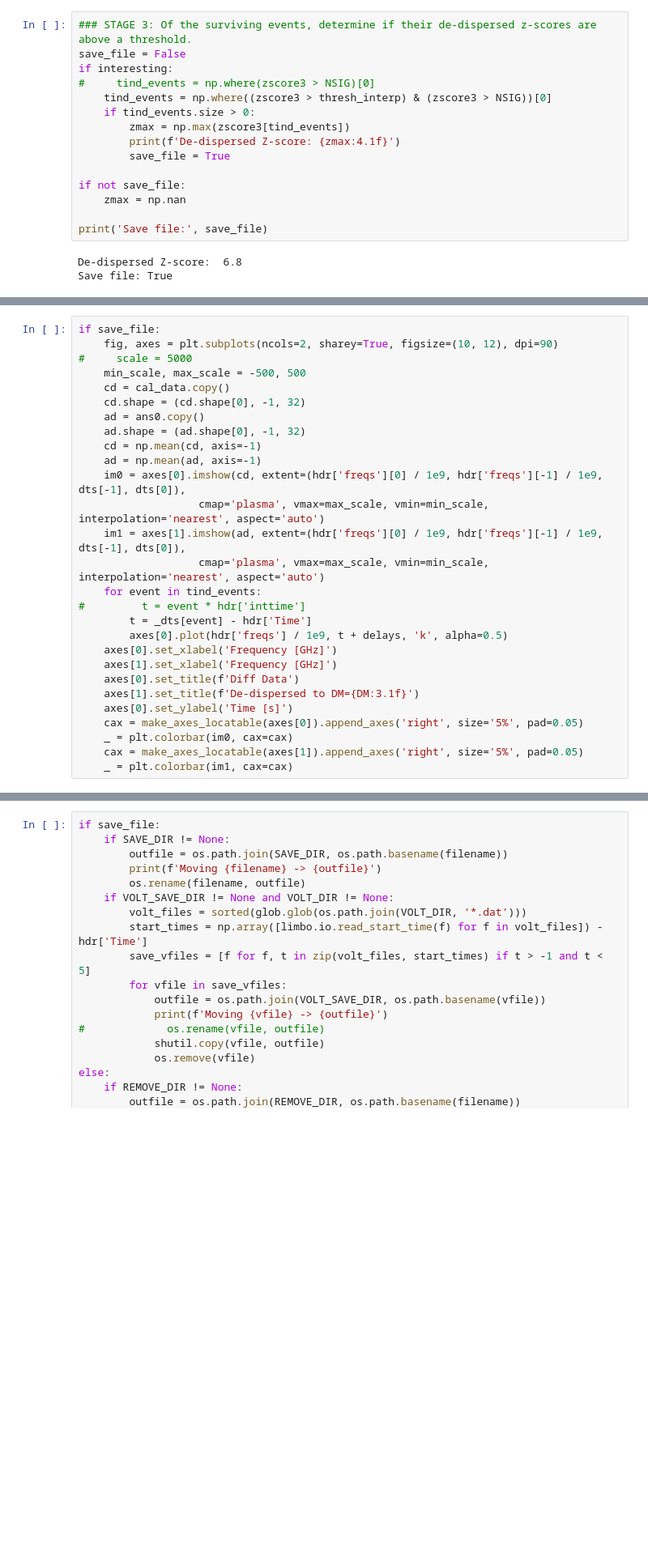
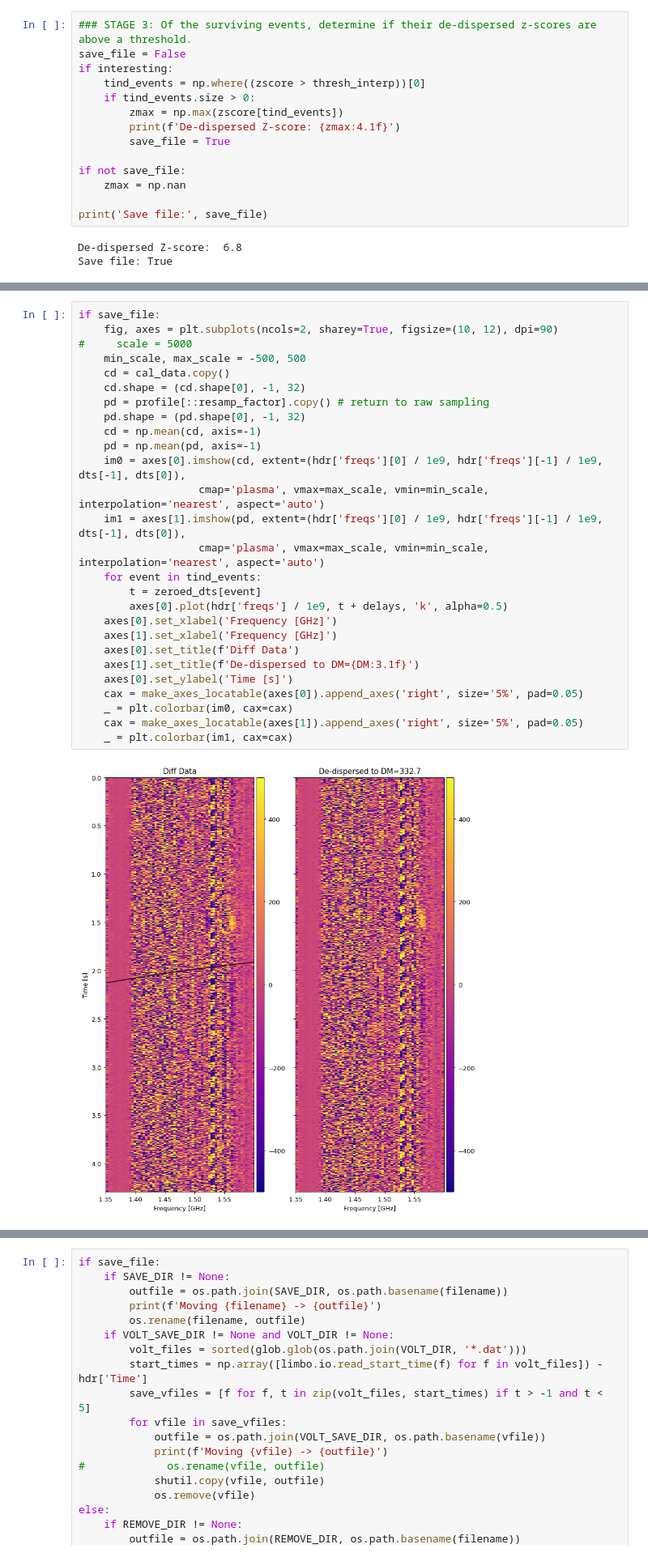
Before and after one commit to AaronParsons/limbo, a Jupyter notebook: limbo/data/limbo_sgr1935_processing_template.ipynb, the cells around one changed output, grey strips where cells are left out. Shown at 81% size. Cells and saved outputs as stored; diff of their text form; blank space fills up the shorter version.

```diff
--- a/limbo/data/limbo_sgr1935_processing_template.ipynb
+++ b/limbo/data/limbo_sgr1935_processing_template.ipynb
@@ -321,10 +308,9 @@ else:
 ### STAGE 3: Of the surviving events, determine if their de-dispersed z-scores are above a threshold.
 save_file = False
 if interesting:
-#     tind_events = np.where(zscore3 > NSIG)[0]
-    tind_events = np.where((zscore3 > thresh_interp) & (zscore3 > NSIG))[0]
+    tind_events = np.where((zscore > thresh_interp))[0]
     if tind_events.size > 0:
-        zmax = np.max(zscore3[tind_events])
+        zmax = np.max(zscore[tind_events])
         print(f'De-dispersed Z-score: {zmax:4.1f}')
         save_file = True
 
@@ -338,30 +333,31 @@ Save file: True
 # %%
 if save_file:
     fig, axes = plt.subplots(ncols=2, sharey=True, figsize=(10, 12), dpi=90)
 #     scale = 5000
     min_scale, max_scale = -500, 500
     cd = cal_data.copy()
     cd.shape = (cd.shape[0], -1, 32)
-    ad = ans0.copy()
-    ad.shape = (ad.shape[0], -1, 32)
+    pd = profile[::resamp_factor].copy() # return to raw sampling
+    pd.shape = (pd.shape[0], -1, 32)
     cd = np.mean(cd, axis=-1)
-    ad = np.mean(ad, axis=-1)
+    pd = np.mean(pd, axis=-1)
     im0 = axes[0].imshow(cd, extent=(hdr['freqs'][0] / 1e9, hdr['freqs'][-1] / 1e9, dts[-1], dts[0]),
                    cmap='plasma', vmax=max_scale, vmin=min_scale, interpolation='nearest', aspect='auto')
-    im1 = axes[1].imshow(ad, extent=(hdr['freqs'][0] / 1e9, hdr['freqs'][-1] / 1e9, dts[-1], dts[0]),
+    im1 = axes[1].imshow(pd, extent=(hdr['freqs'][0] / 1e9, hdr['freqs'][-1] / 1e9, dts[-1], dts[0]),
                    cmap='plasma', vmax=max_scale, vmin=min_scale, interpolation='nearest', aspect='auto')
     for event in tind_events:
-#         t = event * hdr['inttime']
-        t = _dts[event] - hdr['Time']
+        t = zeroed_dts[event]
         axes[0].plot(hdr['freqs'] / 1e9, t + delays, 'k', alpha=0.5)
     axes[0].set_xlabel('Frequency [GHz]')
     axes[1].set_xlabel('Frequency [GHz]')
     axes[0].set_title(f'Diff Data')
     axes[1].set_title(f'De-dispersed to DM={DM:3.1f}')
     axes[0].set_ylabel('Time [s]')
     cax = make_axes_locatable(axes[0]).append_axes('right', size='5%', pad=0.05)
     _ = plt.colorbar(im0, cax=cax)
     cax = make_axes_locatable(axes[1]).append_axes('right', size='5%', pad=0.05)
     _ = plt.colorbar(im1, cax=cax)
+# %% [output]
+[figure, added]
 # %%
 if save_file:
```
Also changed, not shown: parts of 13 cells of this notebook, 1 other file.
